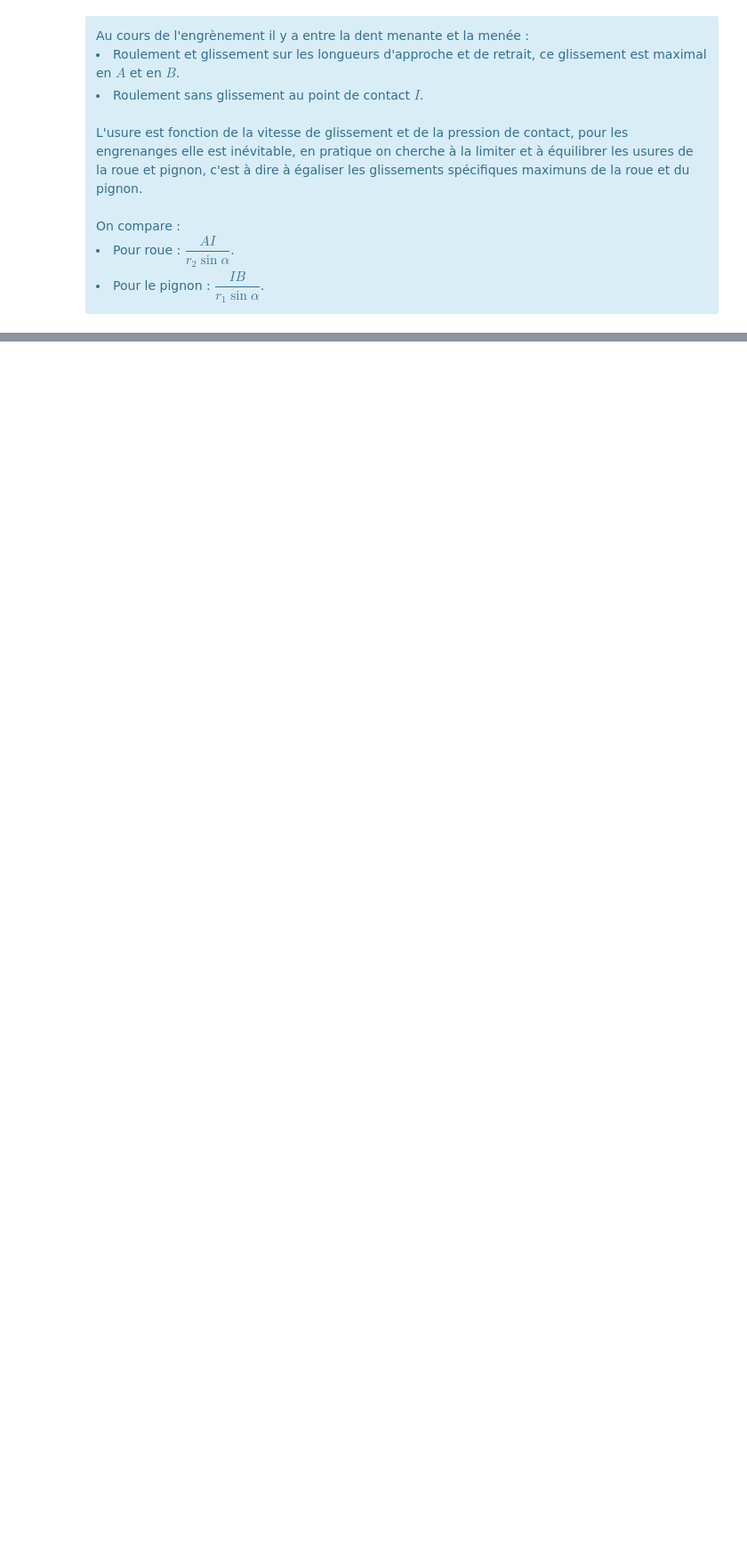
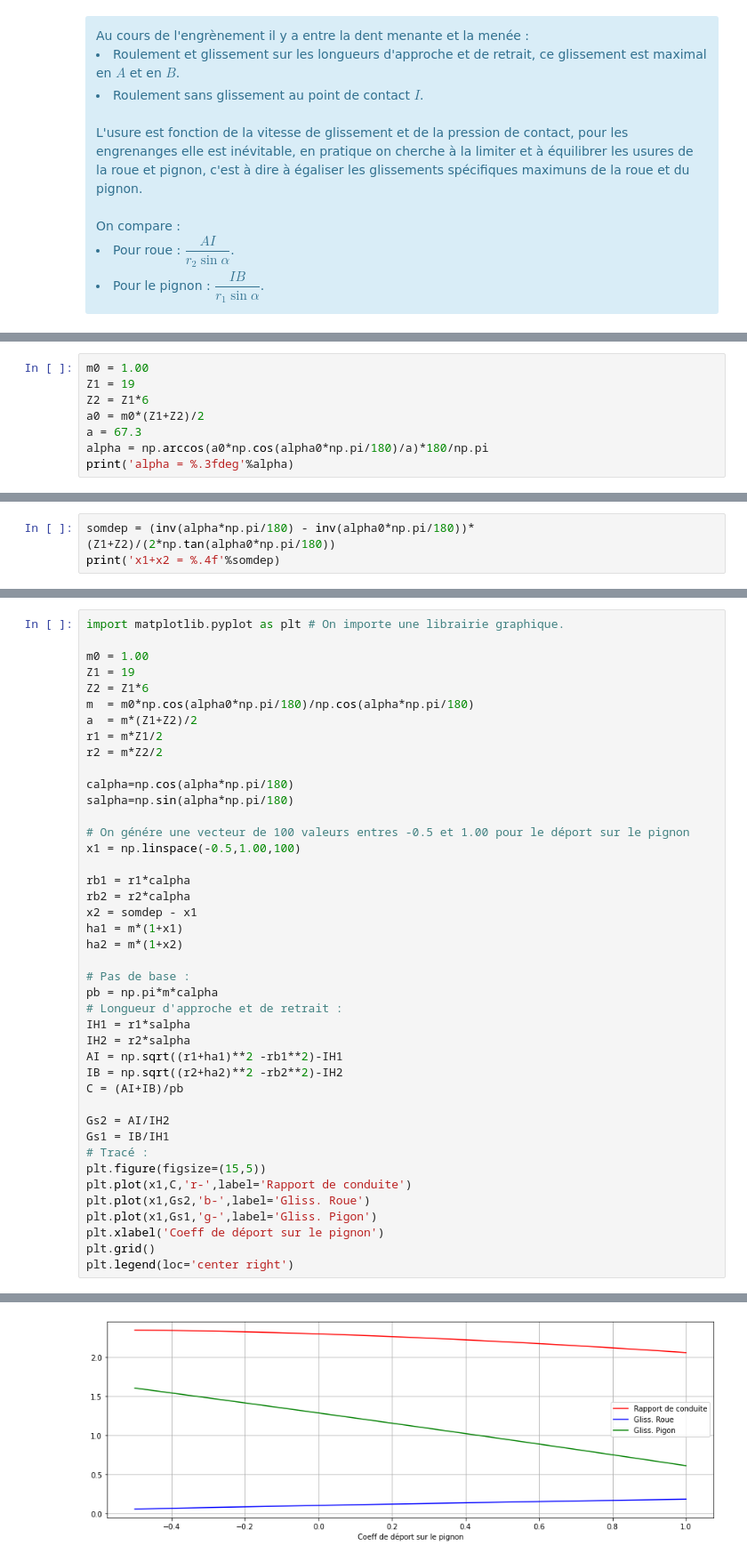
Before and after one commit to PasLafon/Engrenage_Brushless, a Jupyter notebook: Moteur-brushless.ipynb, the cells around one changed output, grey strips where cells are left out. Shown at 89% size. Drawn from its saved outputs; the diff is of its cells as text; blank space fills up the shorter version.

```diff
--- a/Moteur-brushless.ipynb
+++ b/Moteur-brushless.ipynb
@@ -266,0 +367,8 @@ Coef usure   maxi roue(1) :85.33   roue(2) :18.73
+# %%
+m0 = 1.00
+Z1 = 19
+Z2 = Z1*6
+a0 = m0*(Z1+Z2)/2
+a = 67.3
+alpha = np.arccos(a0*np.cos(alpha0*np.pi/180)/a)*180/np.pi
+print('alpha = %.3fdeg'%alpha)
@@ -266,0 +379,3 @@ Coef usure   maxi roue(1) :85.33   roue(2) :18.73
+# %%
+somdep = (inv(alpha*np.pi/180) - inv(alpha0*np.pi/180))*(Z1+Z2)/(2*np.tan(alpha0*np.pi/180))
+print('x1+x2 = %.4f'%somdep)
@@ -266,0 +386,43 @@ Coef usure   maxi roue(1) :85.33   roue(2) :18.73
+# %%
+import matplotlib.pyplot as plt # On importe une librairie graphique.
+
+m0 = 1.00
+Z1 = 19
+Z2 = Z1*6
+m  = m0*np.cos(alpha0*np.pi/180)/np.cos(alpha*np.pi/180)
+a  = m*(Z1+Z2)/2
+r1 = m*Z1/2
+r2 = m*Z2/2
+
+calpha=np.cos(alpha*np.pi/180)
+salpha=np.sin(alpha*np.pi/180)
+
+# On génére une vecteur de 100 valeurs entres -0.5 et 1.00 pour le déport sur le pignon
+x1 = np.linspace(-0.5,1.00,100)
+
+rb1 = r1*calpha
+rb2 = r2*calpha
+x2 = somdep - x1
+ha1 = m*(1+x1)
+ha2 = m*(1+x2)
+
+# Pas de base :
+pb = np.pi*m*calpha
+# Longueur d'approche et de retrait :
+IH1 = r1*salpha
+IH2 = r2*salpha
+AI = np.sqrt((r1+ha1)**2 -rb1**2)-IH1
+IB = np.sqrt((r2+ha2)**2 -rb2**2)-IH2
+C = (AI+IB)/pb
+
+Gs2 = AI/IH2
+Gs1 = IB/IH1
+# Tracé :
+plt.figure(figsize=(15,5))
+plt.plot(x1,C,'r-',label='Rapport de conduite')
+plt.plot(x1,Gs2,'b-',label='Gliss. Roue')
+plt.plot(x1,Gs1,'g-',label='Gliss. Pigon')
+plt.xlabel('Coeff de déport sur le pignon')
+plt.grid()
+plt.legend(loc='center right')
+# %% [output]
@@ -266,0 +430 @@ Coef usure   maxi roue(1) :85.33   roue(2) :18.73
+[figure, added]
```
Also changed, not shown: parts of 42 cells of this notebook, 1 other file.
